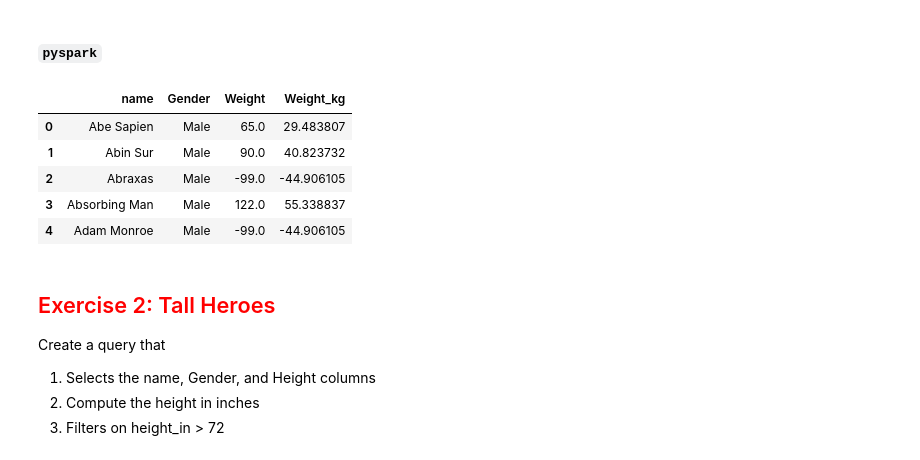
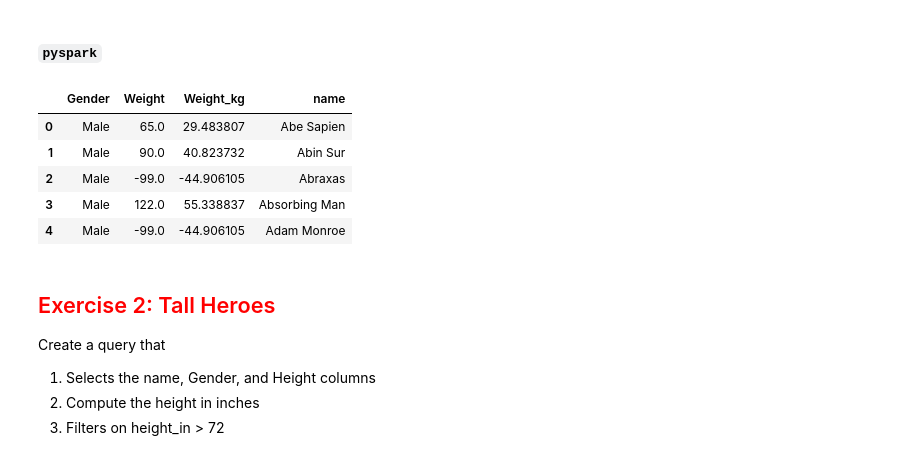
Before and after one commit to dqniellew1/DSCI430, a Jupyter notebook: 2_1_dataframe_verbs_select_filter_mutate-local.ipynb, the cells around one changed output. Drawn from its saved outputs; the diff is of its cells as text; code cells hidden in the pictures.

```diff
--- a/2_1_dataframe_verbs_select_filter_mutate-local.ipynb
+++ b/2_1_dataframe_verbs_select_filter_mutate-local.ipynb
@@ -380,7 +378,7 @@ df
 # %%
 from functoolz import pipeable
 # pipeable is a decorated function
-to_pandas = pipeable(lambda rows : pd.DataFrame([r.asDict() for r in ff_result]))
+to_pandas = pipeable(lambda rows : pd.DataFrame([r.asDict() for r in rows]))
 ff_result >> to_pandas
 # %% [output]
 |  | Gender | Weight | name |
@@ -534,18 +563,18 @@ pd.read_sql_query(new_col_stmt, con=engine)
 # %%
 from pyspark.sql.functions import col
 new_col_result = (df_spark.
                    select(df_spark.name, df_spark.Gender, df_spark.Weight).
                    withColumn('Weight_kg', df_spark.Weight/2.2046).
                    where(col('Weight_kg') < 100 ).
                    take(5))
-spark1.createDataFrame(new_col_result).toPandas()
+new_col_result >> to_pandas
 # %% [output]
-|  | name | Gender | Weight | Weight_kg |
-| 0 | Abe Sapien | Male | 65.0 | 29.483807 |
-| 1 | Abin Sur | Male | 90.0 | 40.823732 |
-| 2 | Abraxas | Male | -99.0 | -44.906105 |
-| 3 | Absorbing Man | Male | 122.0 | 55.338837 |
-| 4 | Adam Monroe | Male | -99.0 | -44.906105 |
+|  | Gender | Weight | Weight_kg | name |
+| 0 | Male | 65.0 | 29.483807 | Abe Sapien |
+| 1 | Male | 90.0 | 40.823732 | Abin Sur |
+| 2 | Male | -99.0 | -44.906105 | Abraxas |
+| 3 | Male | 122.0 | 55.338837 | Absorbing Man |
+| 4 | Male | -99.0 | -44.906105 | Adam Monroe |
 # %% [markdown]
 ## <font color="red"> Exercise 2: Tall Heroes </font>
 
```
Also changed, not shown: parts of 7 cells of this notebook, 1 other file.
